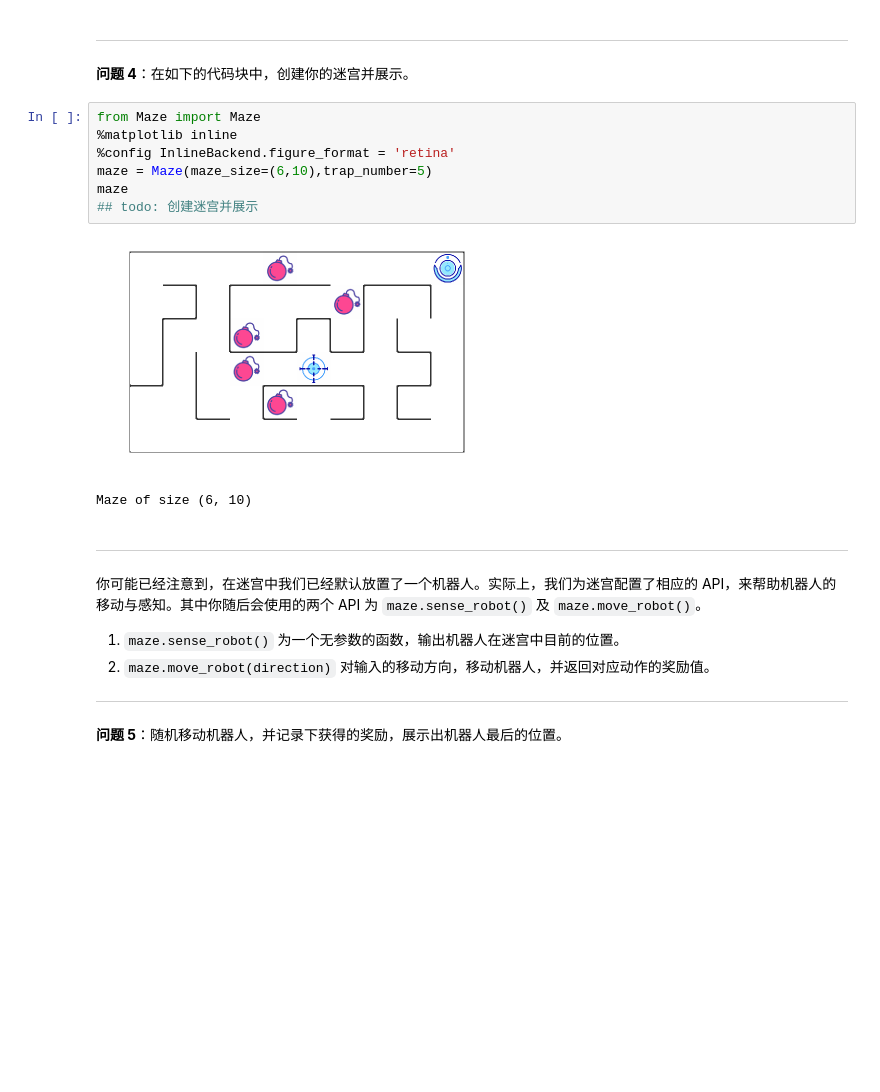
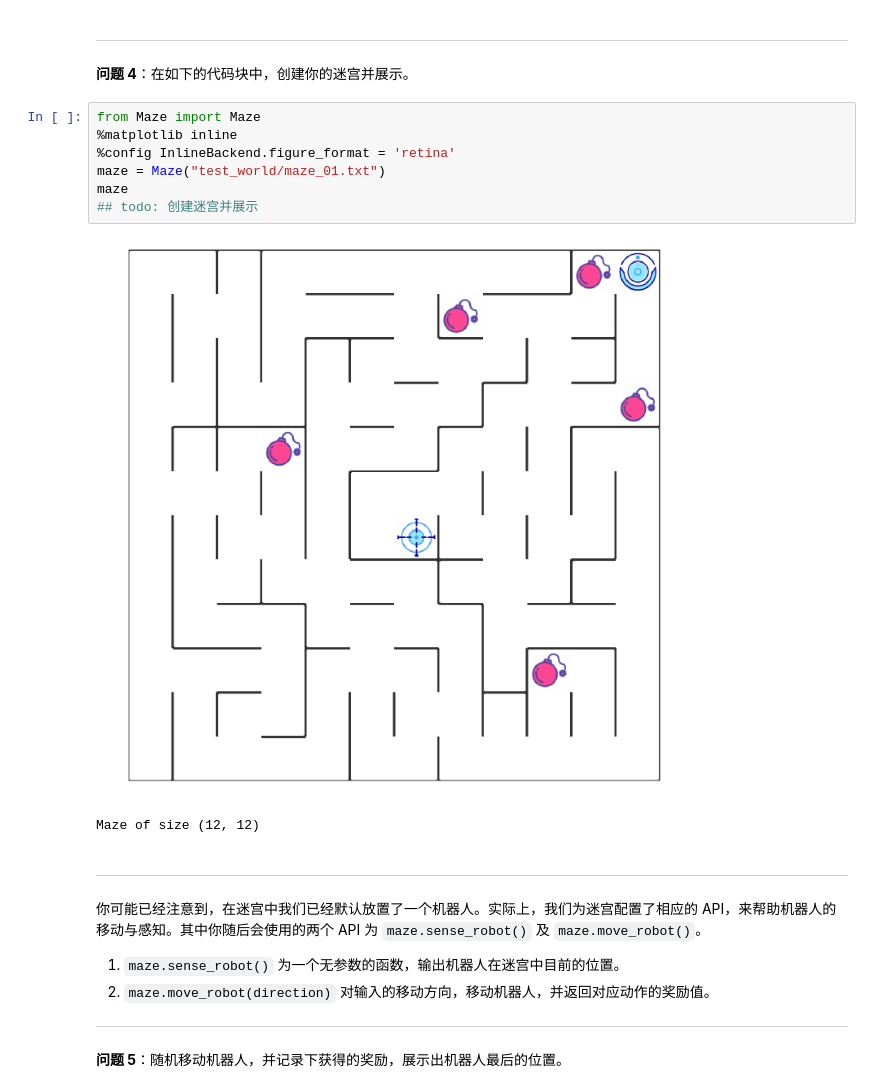
Before and after one commit to versun/udacity_projects, a Jupyter notebook: 2-机器学习工程师/E-强化学习/P5_MLND_CN_Reinforcement_Learning-master/robot_maze.ipynb, the cells around one changed output. Drawn from its saved outputs; the diff is of its cells as text; blank space fills up the shorter version.

```diff
--- a/2-机器学习工程师/E-强化学习/P5_MLND_CN_Reinforcement_Learning-master/robot_maze.ipynb
+++ b/2-机器学习工程师/E-强化学习/P5_MLND_CN_Reinforcement_Learning-master/robot_maze.ipynb
@@ -156,13 +155,13 @@ def choose_action(epsilon):
 # %%
 from Maze import Maze
 %matplotlib inline
 %config InlineBackend.figure_format = 'retina'
-maze = Maze(maze_size=(6,10),trap_number=5)
+maze = Maze("test_world/maze_01.txt")
 maze
 ## todo: 创建迷宫并展示
 # %% [output]
-[figure, old version]
+[figure, new version]
-Maze of size (6, 10)
+Maze of size (12, 12)
 # %% [markdown]
 ---
 
```
Also changed, not shown: parts of 12 cells of this notebook, 3 other files.
